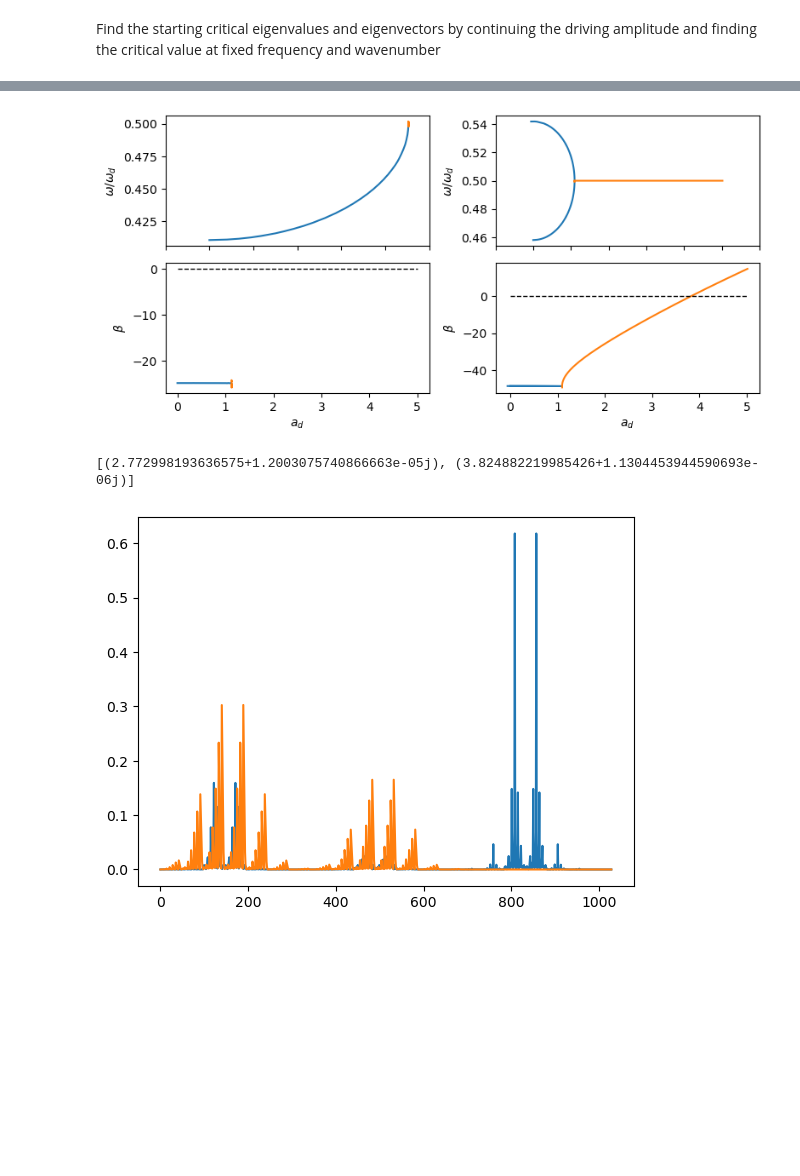
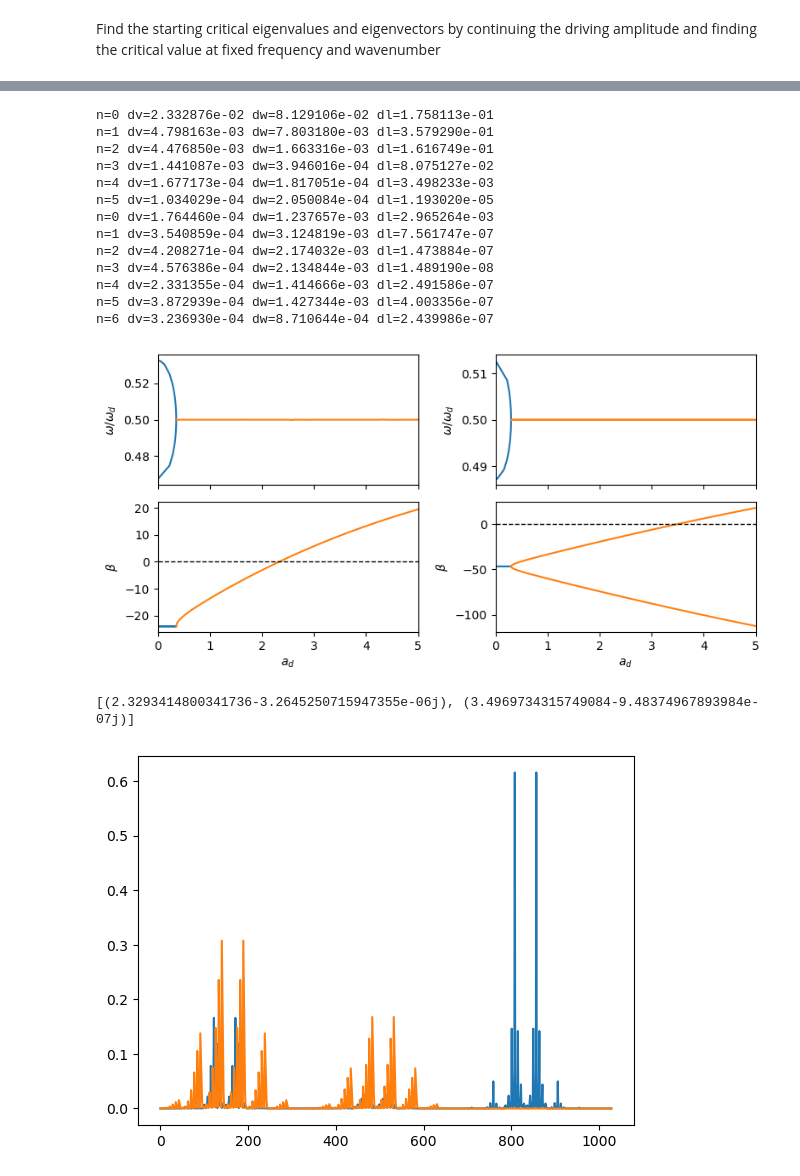
Before and after one commit to znicolaou/viscidfaraday, a Jupyter notebook: viscid_experiment_new.ipynb, the cells around one changed output, grey strips where cells are left out. Saved outputs shown, nothing was run; the diff lists cells and outputs as text; code cells hidden in the pictures; blank space fills up the shorter version.

```diff
--- a/viscid_experiment_new.ipynb
+++ b/viscid_experiment_new.ipynb
@@ -39,7 +39,7 @@ argsdict['k1y']=0
 argsdict['k2x']=-np.pi*s/2
 argsdict['k2y']=3**0.5*s/2*np.pi
 argsdict['h0']=1.0*s2
-argsdict['As']=0.8*s2
+argsdict['As']=0.75*s2
 num=50
 
 argsdict['k1x']=np.pi*s
@@ -356,41 +313,87 @@ wn0s=[]
 argsdict['epsu']=1E-3
 
 for j in range(2):
-    ind=np.argmin(np.abs(np.imag(omegas02[j])))
+    freq0=freq0s[j]
+    omega=evals[order[j]]**0.5+1j*0
+    argsdict['freq']=freq0
+    argsdict['ad']=0
+
+    lps,ls,mps,ms,nps,ns=viscid.makeindices(argsdict)
+    kappax = (argsdict['kx'] + argsdict['k1x']*ms + argsdict['k2x']*ns)
+    kappay = (argsdict['ky'] + argsdict['k1y']*ms + argsdict['k2y']*ns)
+    kappa = (kappax**2+kappay**2)**0.5
+    kappapx = (argsdict['kx'] + argsdict['k1x']*mps + argsdict['k2x']*nps)
+    kappapy = (argsdict['ky'] + argsdict['k1y']*mps + argsdict['k2y']*nps)
+    S = (- np.exp(-kappa*argsdict['h0']) * iv(ms-mps, kappa*argsdict['As']*0.5) * iv(ns-nps, kappa*argsdict['As']*0.5) + np.exp(kappa*argsdict['h0']) * iv(ms-mps, -kappa*argsdict['As']*0.5) * iv(ns-nps, -kappa*argsdict['As']*0.5))
+    C = (np.exp(-kappa*argsdict['h0']) * iv(ms-mps, kappa*argsdict['As']*0.5) * iv(ns-nps, kappa*argsdict['As']*0.5) + np.exp(kappa*argsdict['h0']) * iv(ms-mps, -kappa*argsdict['As']*0.5) * iv(ns-nps, -kappa*argsdict['As']*0.5))
+
+    #right preconditioner
+    shape_flat=((2*argsdict['Nx']+1)*(2*argsdict['Ny']+1),(2*argsdict['Nx']+1)*(2*argsdict['Ny']+1))
+    shape2=((2*argsdict['Nx']+1),(2*argsdict['Ny']+1),(2*argsdict['Nx']+1),(2*argsdict['Ny']+1))
+    A2=argsdict['g']*(argsdict['rho']**2*(kappax*kappapx+kappay*kappapy)/kappa*S)
+    argsdict['preconditioner']=np.linalg.inv(A2.reshape(shape_flat)).reshape(shape2)
+
+    argsdict['precondition_axes']=((6,7),(0,1))
+    argsdict['precondition_order']=(0,1,2,3,4,5,6,7)
+
     argsdict['freq']=freq0s[j]
-    ads,vs,ws=viscid.rayleigh_mat(ads02[j][ind],vs02[j][ind],ws02[j][ind],mat,argsdict,mat2)
+    ind=np.argmin(np.abs(np.imag(omegas03[j])))
+    ad0=ads03[j][ind]
+    v0=vs03[j][ind]
+    w0=ws03[j][ind]
+    if np.min(omegas02[j])<0:
+        ind=np.argmin(np.abs(np.imag(omegas02[j])))
+        ad0=ads02[j][ind]
+        v0=vs02[j][ind]
+        w0=ws02[j][ind]
+    ads,vs,ws=viscid.rayleigh_mat(ad0,v0,w0,mat,argsdict,mat2)
     ad0s=ad0s+[ads[-1]]
     vn0s=vn0s+[vs[-1]]
     wn0s=wn0s+[ws[-1]]
 
 plt.subplots(2,2,figsize=(8,4))
 
 for j in range(2):
     plt.subplot(2,2,j+1)
     plt.plot(ads01[j],np.real(omegas01[j])/(2*np.pi*freq0s[j]),c=colors[0])
     plt.plot(ads02[j],np.real(omegas02[j])/(2*np.pi*freq0s[j]),c=colors[1])
     plt.plot(ads03[j],np.real(omegas03[j])/(2*np.pi*freq0s[j]),c=colors[1])
+    plt.xlim(0,admax)
 
     plt.gca().set_xticks(plt.gca().get_xticks(),['']*len(plt.gca().get_xticks()))
     plt.ylabel(r'$\omega/\omega_d$')
 
     plt.subplot(2,2,j+3)
     plt.plot(ads01[j],-np.imag(omegas01[j]),c=colors[0])
     plt.plot(ads02[j],-np.imag(omegas02[j]),c=colors[1])
     plt.plot(ads03[j],-np.imag(omegas03[j]),c=colors[1])
     plt.plot([0,admax],[0,0],ls='--',color='black',lw=1)
     plt.ylabel(r'$\beta$')
     plt.xlabel('$a_d$')
+    plt.xlim(0,admax)
 
 
 plt.tight_layout()
 plt.show()
 print(ad0s)
 for j in range(2):
     plt.plot(np.abs(vn0s[j]))
     plt.plot(np.abs(wn0s[j]))
     plt.show()
 # %% [output]
+n=0 dv=2.332876e-02 dw=8.129106e-02 dl=1.758113e-01
+n=1 dv=4.798163e-03 dw=7.803180e-03 dl=3.579290e-01
+n=2 dv=4.476850e-03 dw=1.663316e-03 dl=1.616749e-01
+n=3 dv=1.441087e-03 dw=3.946016e-04 dl=8.075127e-02
+n=4 dv=1.677173e-04 dw=1.817051e-04 dl=3.498233e-03
+n=5 dv=1.034029e-04 dw=2.050084e-04 dl=1.193020e-05
+n=0 dv=1.764460e-04 dw=1.237657e-03 dl=2.965264e-03
+n=1 dv=3.540859e-04 dw=3.124819e-03 dl=7.561747e-07
+n=2 dv=4.208271e-04 dw=2.174032e-03 dl=1.473884e-07
+n=3 dv=4.576386e-04 dw=2.134844e-03 dl=1.489190e-08
+n=4 dv=2.331355e-04 dw=1.414666e-03 dl=2.491586e-07
+n=5 dv=3.872939e-04 dw=1.427344e-03 dl=4.003356e-07
+n=6 dv=3.236930e-04 dw=8.710644e-04 dl=2.439986e-07
-[figure, old version]
+[figure, new version]
-[(2.772998193636575+1.2003075740866663e-05j), (3.824882219985426+1.1304453944590693e-06j)]
+[(2.3293414800341736-3.2645250715947355e-06j), (3.4969734315749084-9.48374967893984e-07j)]
 [figure]
```
Also changed, not shown: parts of 6 cells of this notebook, 2 other files.
